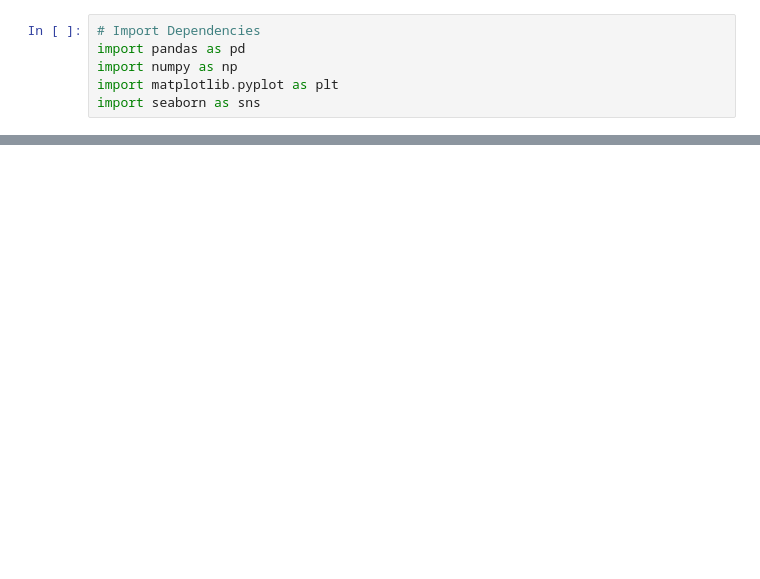
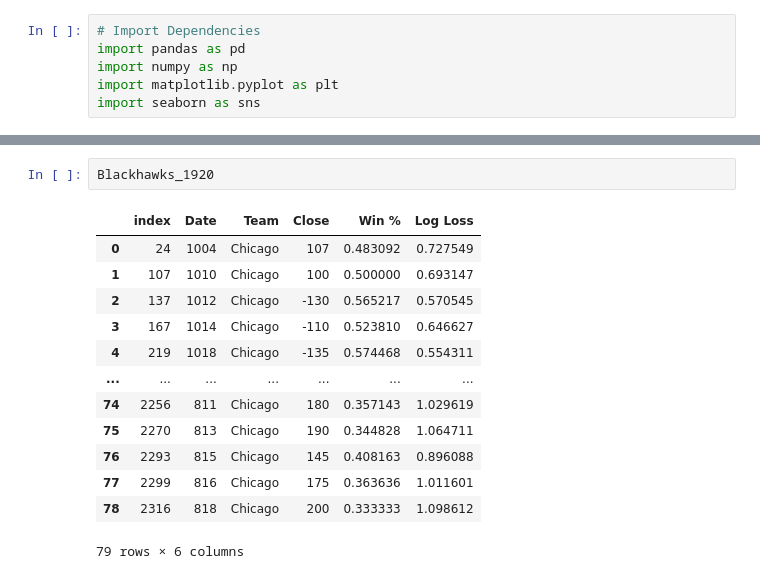
Before and after one commit to danmartin25/Hockey_Model, a Jupyter notebook: Betting Results.ipynb, the cells around one changed output, grey strips where cells are left out. Drawn from its saved outputs; the diff is of its cells as text; blank space fills up the shorter version.

```diff
--- a/Betting Results.ipynb
+++ b/Betting Results.ipynb
@@ -205,0 +143,16 @@ Add folder in github for the csv's, update github links in code to pull data
+# %%
+Blackhawks_1920
+# %% [output]
+|  | index | Date | Team | Close | Win % | Log Loss |
+| 0 | 24 | 1004 | Chicago | 107 | 0.483092 | 0.727549 |
+| 1 | 107 | 1010 | Chicago | 100 | 0.500000 | 0.693147 |
+| 2 | 137 | 1012 | Chicago | -130 | 0.565217 | 0.570545 |
+| 3 | 167 | 1014 | Chicago | -110 | 0.523810 | 0.646627 |
+| 4 | 219 | 1018 | Chicago | -135 | 0.574468 | 0.554311 |
+| ... | ... | ... | ... | ... | ... | ... |
+| 74 | 2256 | 811 | Chicago | 180 | 0.357143 | 1.029619 |
+| 75 | 2270 | 813 | Chicago | 190 | 0.344828 | 1.064711 |
+| 76 | 2293 | 815 | Chicago | 145 | 0.408163 | 0.896088 |
+| 77 | 2299 | 816 | Chicago | 175 | 0.363636 | 1.011601 |
+| 78 | 2316 | 818 | Chicago | 200 | 0.333333 | 1.098612 |
+79 rows × 6 columns
```
Also changed, not shown: parts of 23 cells of this notebook.
